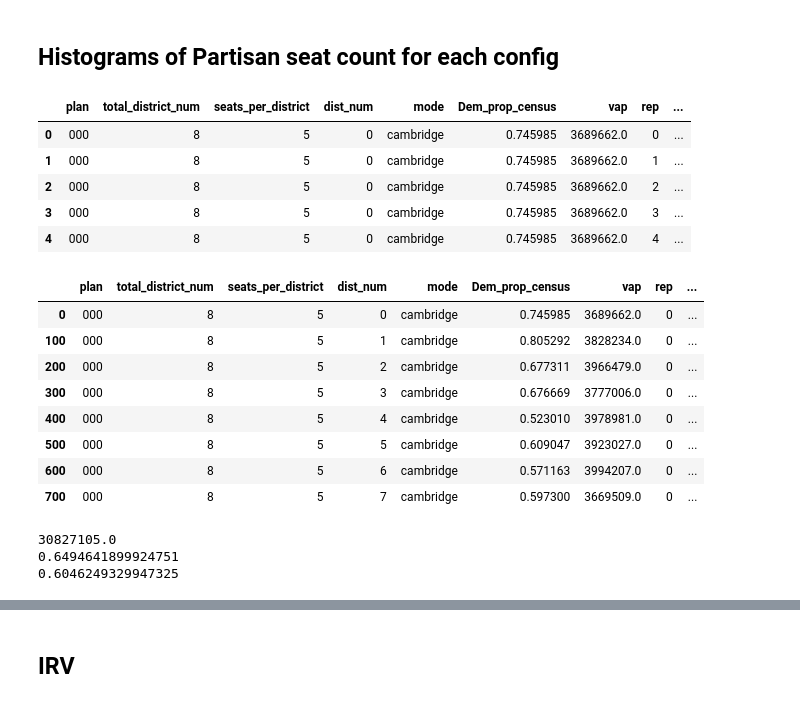
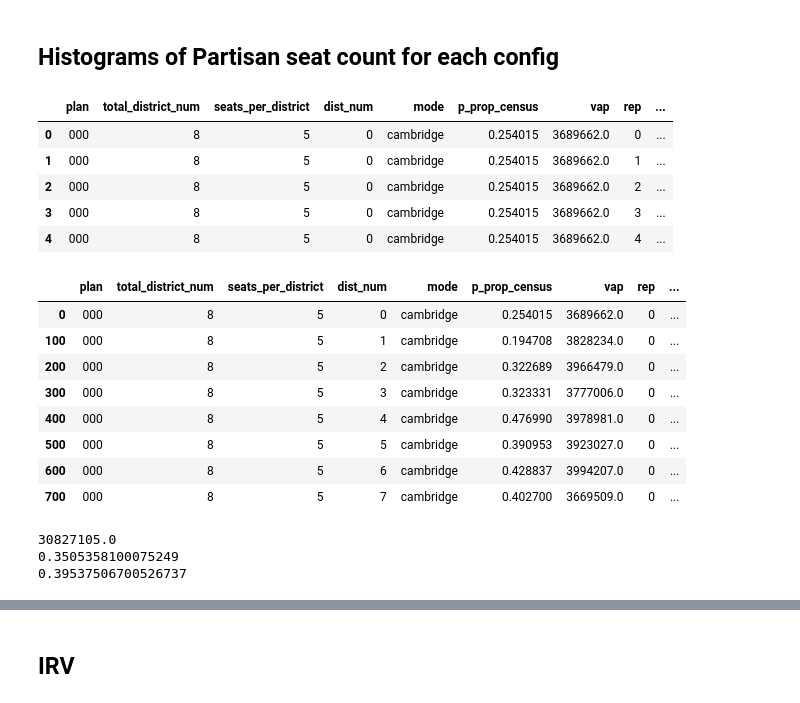
Before and after one commit to hanelee/ca_stv, a Jupyter notebook: process_results.ipynb, the cells around one changed output, grey strips where cells are left out. Cells and saved outputs as stored; diff of their text form; code cells hidden in the pictures.

```diff
--- a/process_results.ipynb
+++ b/process_results.ipynb
@@ -9,7 +9,9 @@ from pathlib import Path
 district_nums = [(8,5), (10,4), (16,5), (20,4), (40,1), (80,1)]
 district_mode = ["cambridge", "slate_pl", "slate_bt"]
 parties = ["D", "R"]
-party_focal = parties[0]
+party_focal = parties[1]
+party_nonfocal = parties[0]
+party_focal_name = "Republican"
 races = ["H", "O"]
 race_focal = races[0]
 plans = ["000", "200", "400", "600", "800"]
@@ -18,13 +20,4 @@ num_profiles_per_district = 100 ### CHANGE
 # Might need to run vk_settings_generator again
 # %% [markdown]
 ## Extract results for race
-# %%
-def avg_prop(dist_res, num_profiles, seats, focal):
-    all_entries = [item for unit in dist_res for item in unit]
-    # Count how many belong in focal group
-    count = sum(1 for item in all_entries if item.startswith(focal))
-
-    # Divide by number of profile reps
-    prop = count / (num_profiles*seats)
-    return(prop)
 # %%
@@ -146,10 +141,4 @@ partisan_df.head()
 partisan_df.to_csv("Partisan_results.csv", index=False)
 # %% [markdown]
 ## Histograms of Hispanic seat count for each district x seat configuration
-# %%
-def count_focal_winners(rep_res, focal):
-    # Count how many belong in focal group
-    all_entries = [item for unit in rep_res for item in unit]
-    count = sum(1 for item in all_entries if item.startswith(focal))
-    return(count)
 # %%
@@ -590,10 +552,10 @@ for (dn, eln) in district_nums:
                                         "seats_per_district": eln,
                                         "dist_num": dist_id,
                                         "mode": dm,
-                                        "Dem_prop_census": bloc_pr["D"]/(bloc_pr["D"]+bloc_pr["R"]),
+                                        "p_prop_census": bloc_pr[party_focal]/(bloc_pr[party_focal]+bloc_pr[party_nonfocal]),
                                         "vap": bloc_vap,
                                         "rep": rep_n,
-                                        "D_seats": rep_count})
+                                        "party_seats": rep_count})
 
 
 
@@ -602,56 +564,51 @@ for (dn, eln) in district_nums:
 df_part = pd.DataFrame(rows)
 df_part.head()
 # %% [output]
-|  | plan | total_district_num | seats_per_district | dist_num | mode | Dem_prop_census | vap | rep | ... |
-| 0 | 000 | 8 | 5 | 0 | cambridge | 0.745985 | 3689662.0 | 0 | ... |
-| 1 | 000 | 8 | 5 | 0 | cambridge | 0.745985 | 3689662.0 | 1 | ... |
-| 2 | 000 | 8 | 5 | 0 | cambridge | 0.745985 | 3689662.0 | 2 | ... |
-| 3 | 000 | 8 | 5 | 0 | cambridge | 0.745985 | 3689662.0 | 3 | ... |
-| 4 | 000 | 8 | 5 | 0 | cambridge | 0.745985 | 3689662.0 | 4 | ... |
+|  | plan | total_district_num | seats_per_district | dist_num | mode | p_prop_census | vap | rep | ... |
+| 0 | 000 | 8 | 5 | 0 | cambridge | 0.254015 | 3689662.0 | 0 | ... |
+| 1 | 000 | 8 | 5 | 0 | cambridge | 0.254015 | 3689662.0 | 1 | ... |
+| 2 | 000 | 8 | 5 | 0 | cambridge | 0.254015 | 3689662.0 | 2 | ... |
+| 3 | 000 | 8 | 5 | 0 | cambridge | 0.254015 | 3689662.0 | 3 | ... |
+| 4 | 000 | 8 | 5 | 0 | cambridge | 0.254015 | 3689662.0 | 4 | ... |
 # %%
-## Get democrat proportions
+## Get party proportions
 
 import pandas as pd
 from IPython.display import display, HTML
 import numpy as np
 
 df_filtered = df_part[
     (df_part["plan"] == "000") &
     (df_part["mode"] == "cambridge") &
     (df_part["rep"] == 0) &
     (df_part["total_district_num"] == 8)
 ]
 
 display(HTML(f"<div style='height:400px; overflow:auto'>{df_filtered.to_html()}</div>"))
 
 print(sum(df_filtered["vap"]))
 vap = sum(df_filtered["vap"])
-dprop = np.dot(df_filtered["Dem_prop_census"], df_filtered["vap"])/vap
+pprop = np.dot(df_filtered["p_prop_census"], df_filtered["vap"])/vap
 
-print(dprop)
-# print(hprop)
-
-# turnout = {"H": 0.4, "O": 1}
-# hprop_turnout = hprop*turnout["H"] / (hprop*turnout["H"] + (1-hprop)*turnout["O"])
-
+print(pprop)
 
 ## Compute combined support
-p_cs = dprop * 0.85 + (1-dprop) * 0.15
+p_cs = pprop * 0.85 + (1-pprop) * 0.15
 #cs_turnout = hprop_turnout * 0.75 + (1-hprop_turnout) * 0.2
 print(p_cs)
 # %% [output]
-|  | plan | total_district_num | seats_per_district | dist_num | mode | Dem_prop_census | vap | rep | ... |
-| 0 | 000 | 8 | 5 | 0 | cambridge | 0.745985 | 3689662.0 | 0 | ... |
-| 100 | 000 | 8 | 5 | 1 | cambridge | 0.805292 | 3828234.0 | 0 | ... |
-| 200 | 000 | 8 | 5 | 2 | cambridge | 0.677311 | 3966479.0 | 0 | ... |
-| 300 | 000 | 8 | 5 | 3 | cambridge | 0.676669 | 3777006.0 | 0 | ... |
-| 400 | 000 | 8 | 5 | 4 | cambridge | 0.523010 | 3978981.0 | 0 | ... |
-| 500 | 000 | 8 | 5 | 5 | cambridge | 0.609047 | 3923027.0 | 0 | ... |
-| 600 | 000 | 8 | 5 | 6 | cambridge | 0.571163 | 3994207.0 | 0 | ... |
-| 700 | 000 | 8 | 5 | 7 | cambridge | 0.597300 | 3669509.0 | 0 | ... |
+|  | plan | total_district_num | seats_per_district | dist_num | mode | p_prop_census | vap | rep | ... |
+| 0 | 000 | 8 | 5 | 0 | cambridge | 0.254015 | 3689662.0 | 0 | ... |
+| 100 | 000 | 8 | 5 | 1 | cambridge | 0.194708 | 3828234.0 | 0 | ... |
+| 200 | 000 | 8 | 5 | 2 | cambridge | 0.322689 | 3966479.0 | 0 | ... |
+| 300 | 000 | 8 | 5 | 3 | cambridge | 0.323331 | 3777006.0 | 0 | ... |
+| 400 | 000 | 8 | 5 | 4 | cambridge | 0.476990 | 3978981.0 | 0 | ... |
+| 500 | 000 | 8 | 5 | 5 | cambridge | 0.390953 | 3923027.0 | 0 | ... |
+| 600 | 000 | 8 | 5 | 6 | cambridge | 0.428837 | 3994207.0 | 0 | ... |
+| 700 | 000 | 8 | 5 | 7 | cambridge | 0.402700 | 3669509.0 | 0 | ... |
 30827105.0
-0.6494641899924751
-0.6046249329947325
+0.3505358100075249
+0.39537506700526737
 # %%
 import matplotlib.pyplot as plt
 import matplotlib as mpl
```
Also changed, not shown: parts of 9 cells of this notebook, 31 other files.
